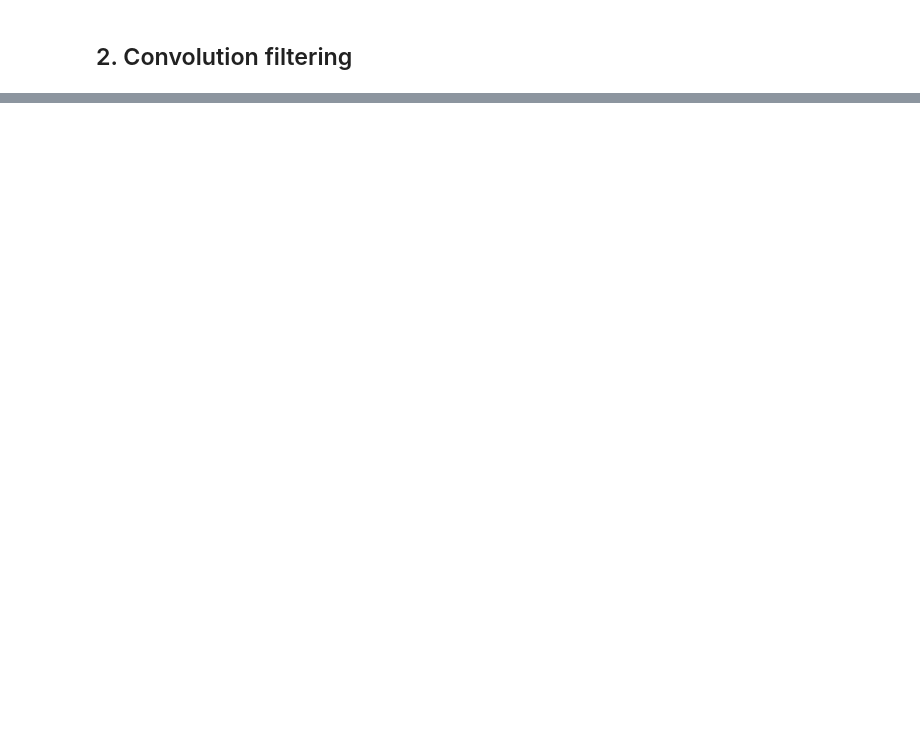
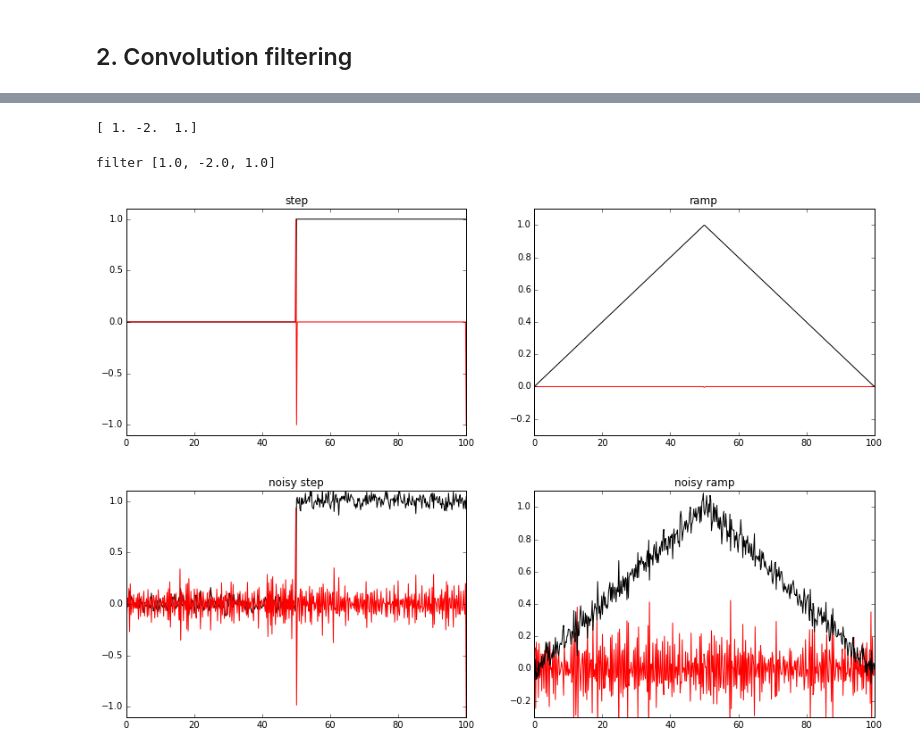
Before and after one commit to profLewis/geog2021, a Jupyter notebook: SpatialFiltering.ipynb, the cells around one changed output, grey strips where cells are left out. Drawn from its saved outputs; the diff is of its cells as text; code cells hidden in the pictures; blank space fills up the shorter version.

```diff
--- a/SpatialFiltering.ipynb
+++ b/SpatialFiltering.ipynb
@@ -383,0 +249,11 @@ In particular, we have learned about:
+# %%
+filt = [1.0,-1.0]
+print np.convolve(filt,filt)
+# %% [output]
+[ 1. -2.  1.]
+# %%
+run python/protoHi2.py
+# %% [output]
+filter [1.0, -2.0, 1.0]
+[figure, added]
+[figure, added]
```
Also changed, not shown: parts of 45 cells of this notebook, 7 other files.
